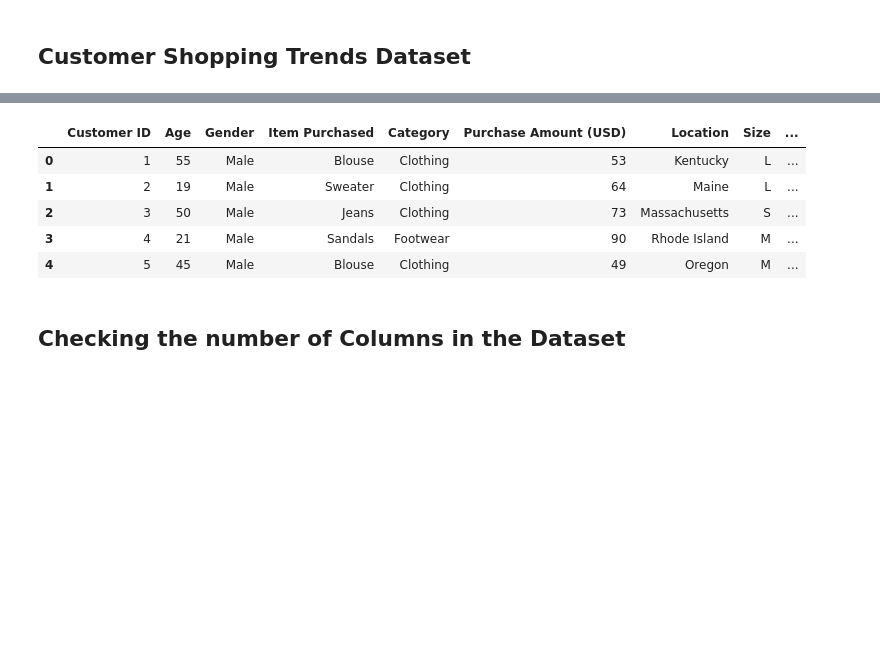
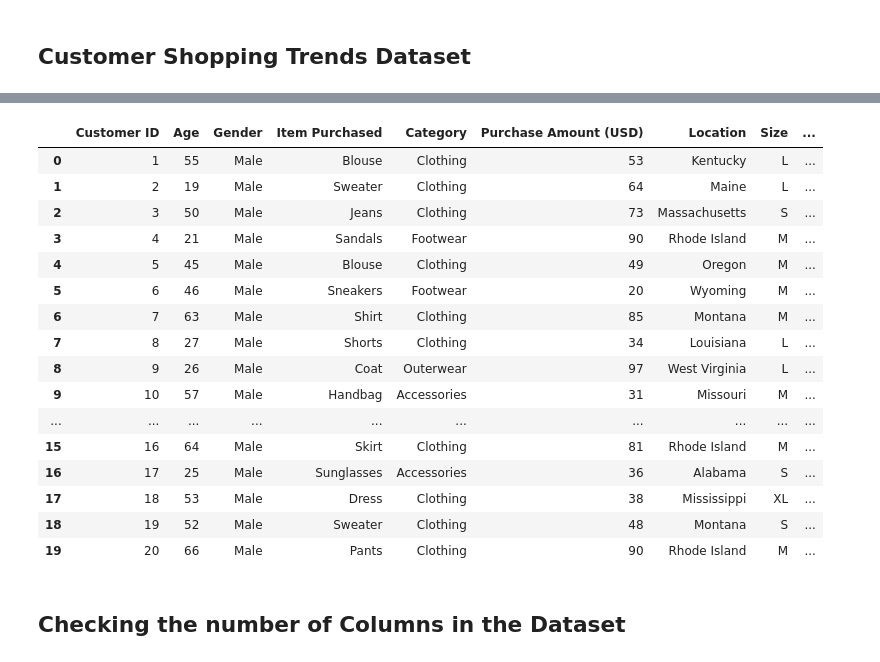
Before and after one commit to tubagumus/Data-Analysis-Working, a Jupyter notebook: data_visulation/data_file.ipynb, the cells around one changed output, grey strips where cells are left out. Cells and saved outputs as stored; diff of their text form; code cells hidden in the pictures; blank space fills up the shorter version.

```diff
--- a/data_visulation/data_file.ipynb
+++ b/data_visulation/data_file.ipynb
@@ -31,13 +48,24 @@ import numpy as np
 # %%
 df_origin = pd.read_csv("shopping_trends.csv")
 df = df_origin.copy()
-df.head()
+df.head(20)
 # %% [output]
 |  | Customer ID | Age | Gender | Item Purchased | Category | Purchase Amount (USD) | Location | Size | ... |
 | 0 | 1 | 55 | Male | Blouse | Clothing | 53 | Kentucky | L | ... |
 | 1 | 2 | 19 | Male | Sweater | Clothing | 64 | Maine | L | ... |
 | 2 | 3 | 50 | Male | Jeans | Clothing | 73 | Massachusetts | S | ... |
 | 3 | 4 | 21 | Male | Sandals | Footwear | 90 | Rhode Island | M | ... |
 | 4 | 5 | 45 | Male | Blouse | Clothing | 49 | Oregon | M | ... |
+| 5 | 6 | 46 | Male | Sneakers | Footwear | 20 | Wyoming | M | ... |
+| 6 | 7 | 63 | Male | Shirt | Clothing | 85 | Montana | M | ... |
+| 7 | 8 | 27 | Male | Shorts | Clothing | 34 | Louisiana | L | ... |
+| 8 | 9 | 26 | Male | Coat | Outerwear | 97 | West Virginia | L | ... |
+| 9 | 10 | 57 | Male | Handbag | Accessories | 31 | Missouri | M | ... |
+| ... | ... | ... | ... | ... | ... | ... | ... | ... | ... |
+| 15 | 16 | 64 | Male | Skirt | Clothing | 81 | Rhode Island | M | ... |
+| 16 | 17 | 25 | Male | Sunglasses | Accessories | 36 | Alabama | S | ... |
+| 17 | 18 | 53 | Male | Dress | Clothing | 38 | Mississippi | XL | ... |
+| 18 | 19 | 52 | Male | Sweater | Clothing | 48 | Montana | S | ... |
+| 19 | 20 | 66 | Male | Pants | Clothing | 90 | Rhode Island | M | ... |
 # %% [markdown]
 ## Checking the number of Columns in the Dataset
```
Also changed, not shown: parts of 12 cells of this notebook.
